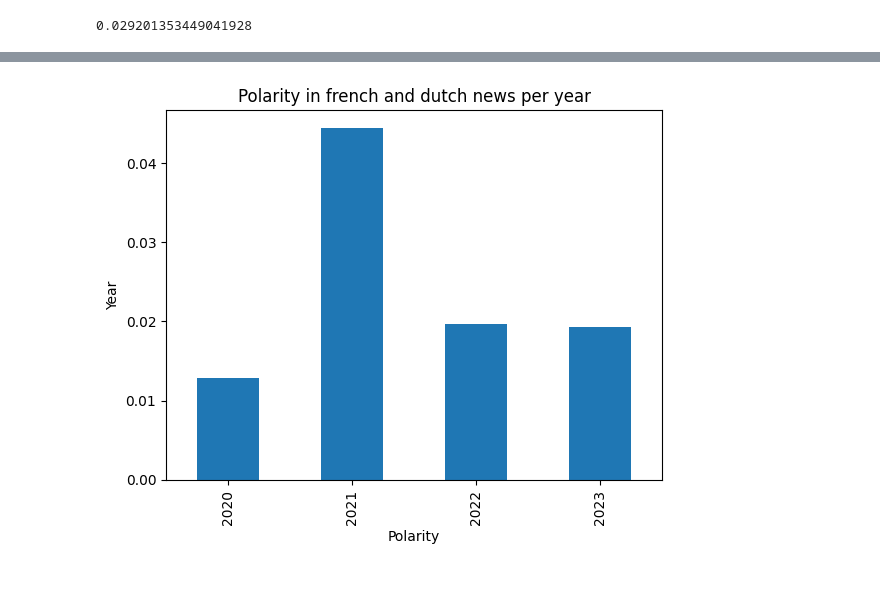
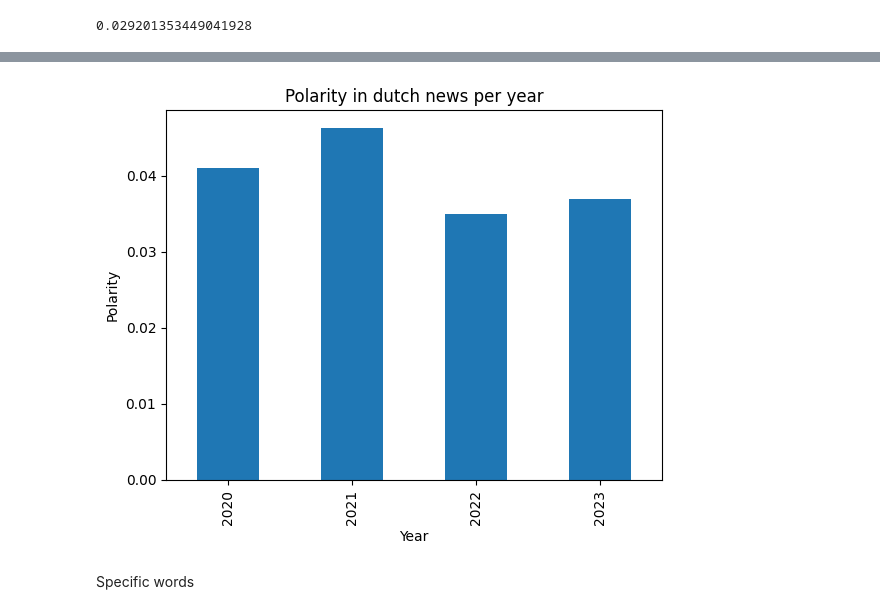
Before and after one commit to natalievgrafova/Presentation, a Jupyter notebook: for presentation.ipynb, the cells around one changed output, grey strips where cells are left out. Cells and saved outputs as stored; diff of their text form; code cells hidden in the pictures; blank space fills up the shorter version.

```diff
--- a/for presentation.ipynb
+++ b/for presentation.ipynb
@@ -391,8 +418,10 @@ nl_pol = df_nl.groupby(['date'])['polarity'].mean()
 # %%
-ax1 = fr_pol.plot( kind = 'bar',  title = 'Polarity in french and dutch news per year', label = 'French')
+#ax1 = fr_pol.plot(kind = 'bar',  title = 'Polarity in french and dutch news per year', label = 'French')
 ax2 = nl_pol.plot( kind = 'bar', title = 'Polarity in dutch news per year', label = 'Dutch')
-plt.ylabel('Year')
-plt.xlabel('Polarity')
+plt.ylabel('Polarity')
+plt.xlabel('Year')
 plt.show()
 # %% [output]
-[figure, old version]
+[figure, new version]
+# %% [markdown]
+Specific words
```
Also changed, not shown: parts of 17 cells of this notebook, 1 other file.
